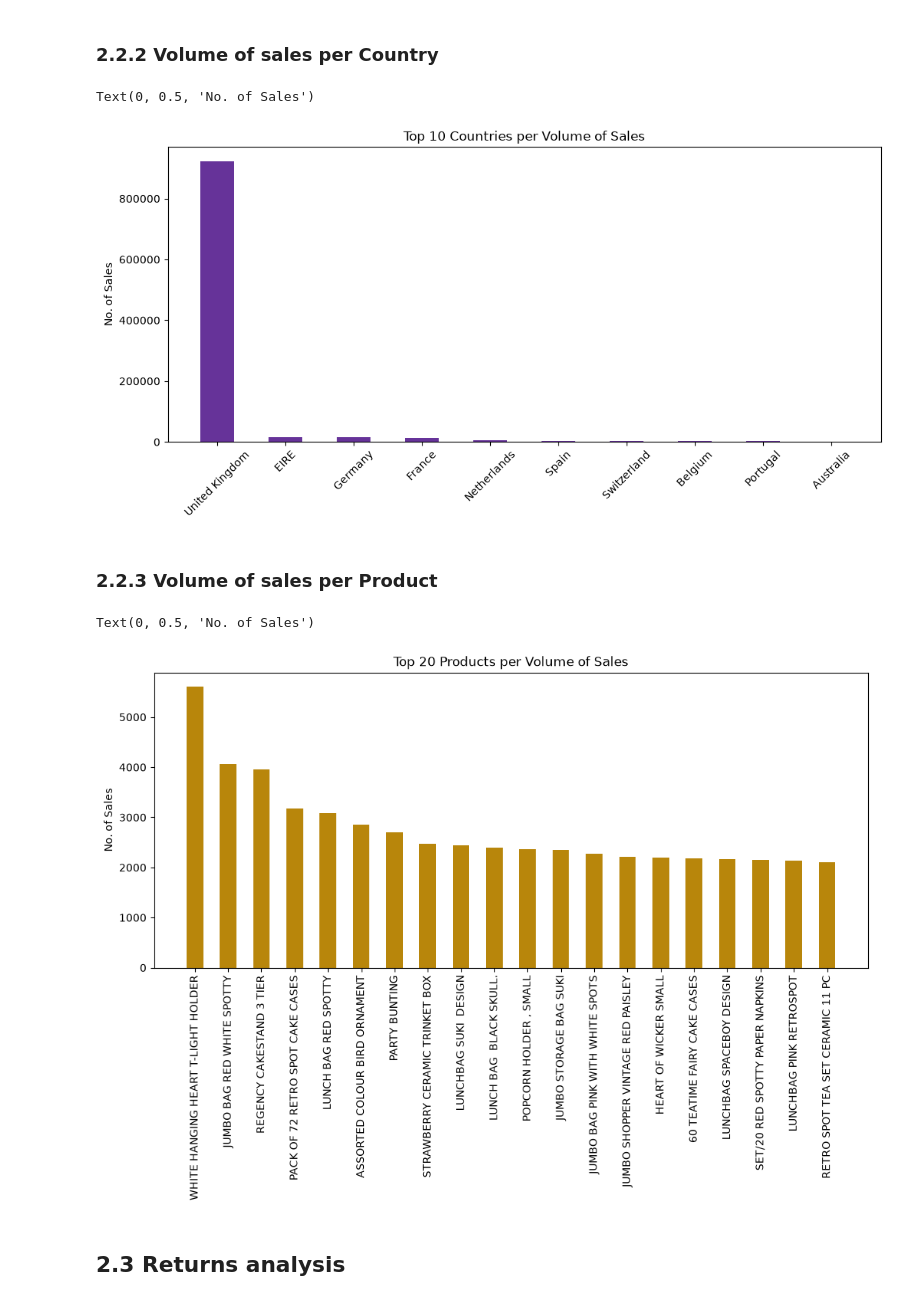
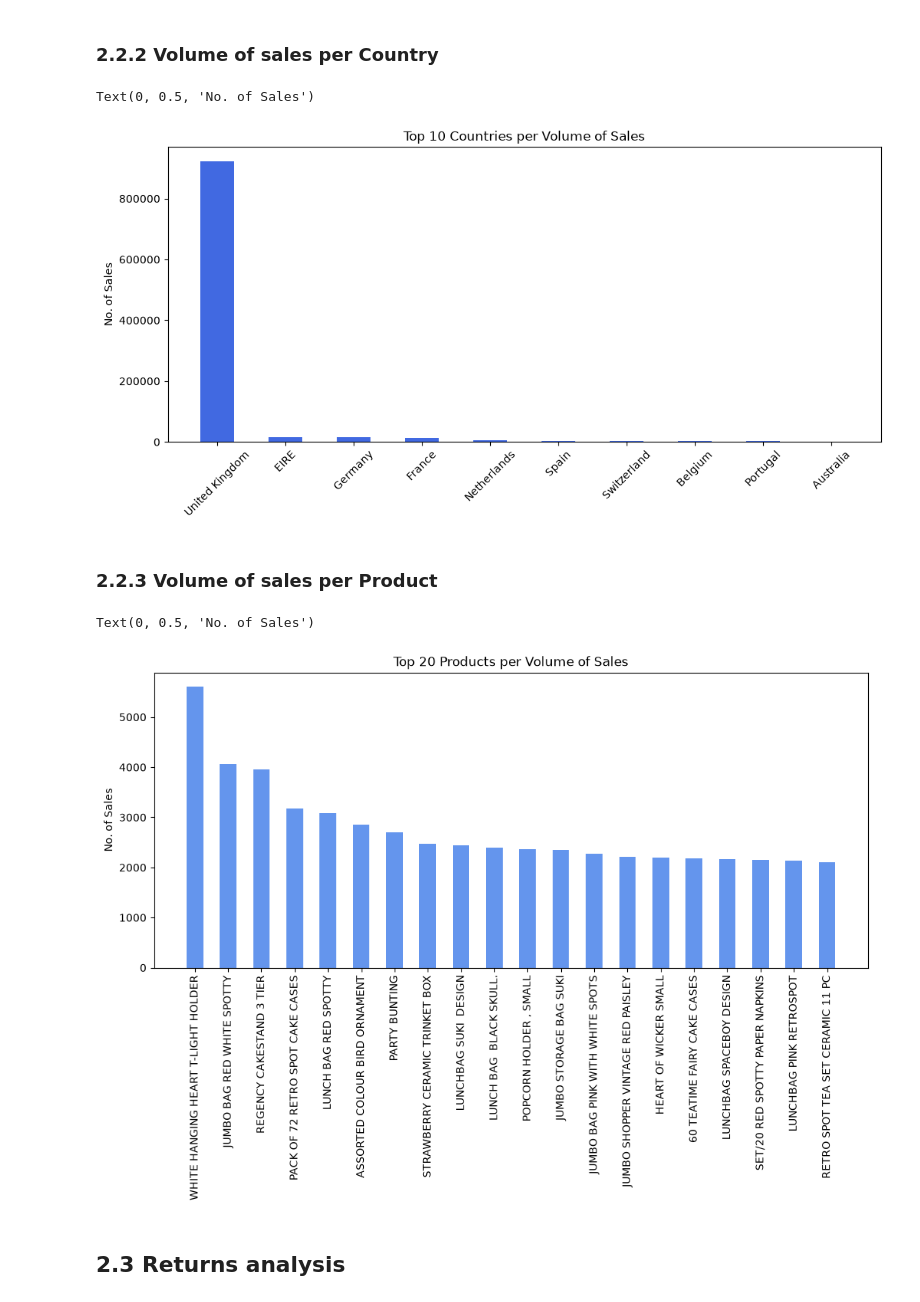
Before and after one commit to Sara-Munafo/retail-sales-analysis, a Jupyter notebook: notebooks/02_analysis.ipynb, the cells around one changed output. Cells and saved outputs as stored; diff of their text form; code cells hidden in the pictures.

```diff
--- a/notebooks/02_analysis.ipynb
+++ b/notebooks/02_analysis.ipynb
@@ -224,13 +245,13 @@ q_country_vol = """
 df_country_vol = pd.read_sql(q_country_vol, engine)
 # %%
 plt.figure(figsize=(12,5))
-plt.bar(df_country_vol["Country"][:10], df_country_vol["volume"][:10], width=0.5, color="rebeccapurple")
+plt.bar(df_country_vol["Country"][:10], df_country_vol["volume"][:10], width=0.5, color="royalblue")
 plt.xticks(rotation=45)
 plt.title("Top 10 Countries per Volume of Sales")
 plt.ylabel("No. of Sales")
 # %% [output]
 Text(0, 0.5, 'No. of Sales')
-[figure, old version]
+[figure, new version]
 # %% [markdown]
 ### 2.2.3 Volume of sales per Product
 # %%
@@ -244,13 +265,13 @@ q_prod_vol = """
 df_prod_vol = pd.read_sql(q_prod_vol, engine)
 # %%
 plt.figure(figsize=(12,5))
-plt.bar(df_prod_vol["Description"][:20], df_prod_vol["volume"][:20], width=0.5, color="darkgoldenrod")
+plt.bar(df_prod_vol["Description"][:20], df_prod_vol["volume"][:20], width=0.5, color="cornflowerblue")
 plt.xticks(rotation=90)
 plt.title("Top 20 Products per Volume of Sales")
 plt.ylabel("No. of Sales")
 # %% [output]
 Text(0, 0.5, 'No. of Sales')
-[figure, old version]
+[figure, new version]
 # %% [markdown]
 ## 2.3 Returns analysis
 # %% [markdown]
```
Also changed, not shown: parts of 31 cells of this notebook.
